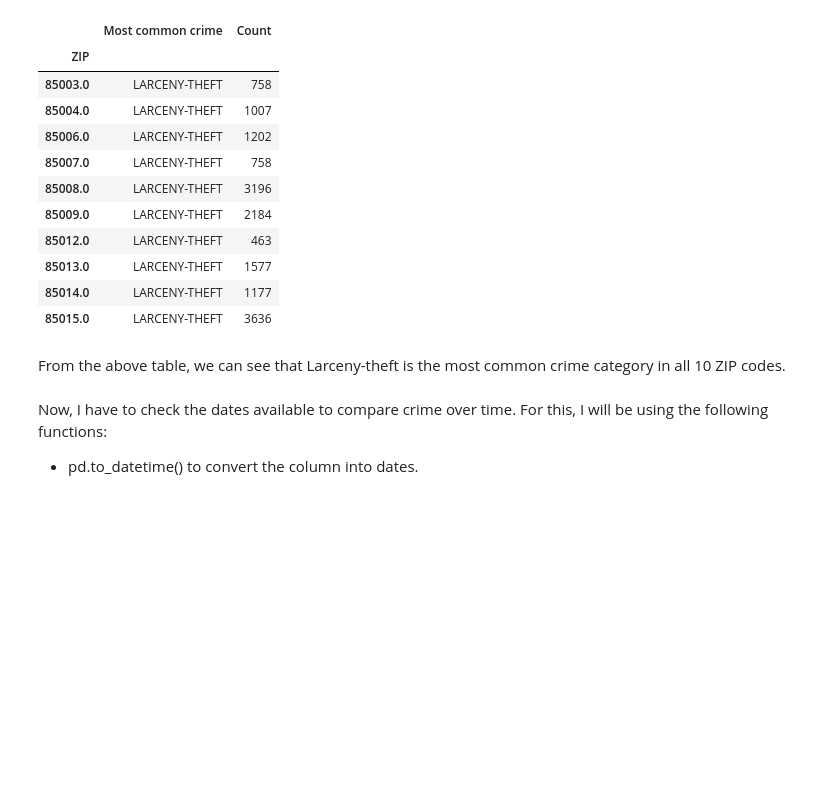
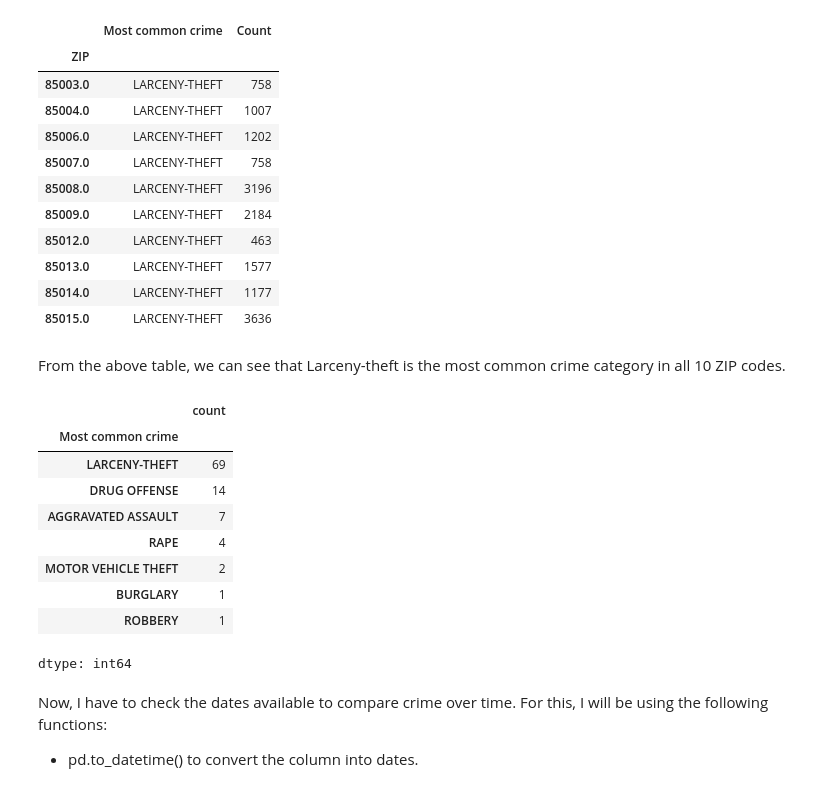
Before and after one commit to jenitchadha/SDS-510, a Jupyter notebook: Module_3_Project.ipynb, the cells around one changed output. Cells and saved outputs as stored; diff of their text form; code cells hidden in the pictures; blank space fills up the shorter version.

```diff
--- a/Module_3_Project.ipynb
+++ b/Module_3_Project.ipynb
@@ -112,6 +112,19 @@ most_common.head(10)
 | 85015.0 | LARCENY-THEFT | 3636 |
 # %% [markdown]
 From the above table, we can see that Larceny-theft is the most common crime category in all 10 ZIP codes.
+# %%
+most_common["Most common crime"].value_counts()
+# %% [output]
+|  | count |
+| Most common crime |  |
+| LARCENY-THEFT | 69 |
+| DRUG OFFENSE | 14 |
+| AGGRAVATED ASSAULT | 7 |
+| RAPE | 4 |
+| MOTOR VEHICLE THEFT | 2 |
+| BURGLARY | 1 |
+| ROBBERY | 1 |
+dtype: int64
 # %% [markdown]
 Now, I have to check the dates available to compare crime over time.
 For this, I will be using the following functions:
```
Also changed, not shown: parts of 2 cells of this notebook.
